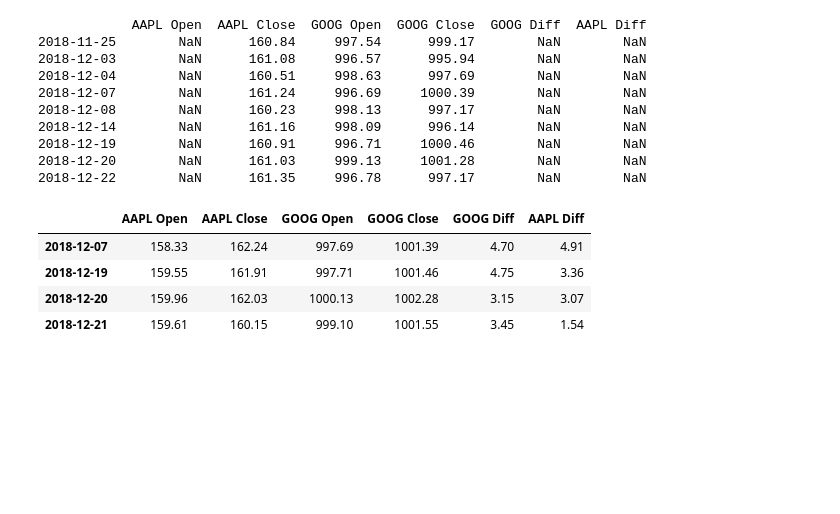
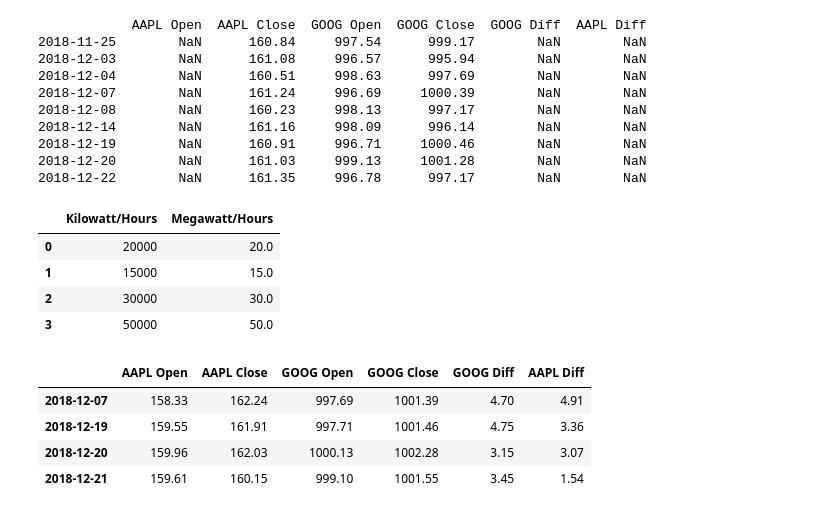
Before and after one commit to redmage123/pandas-timeseries, a Jupyter notebook: docs/pandas-timeseries.ipynb, the cells around one changed output. Drawn from its saved outputs; the diff is of its cells as text; code cells hidden in the pictures; blank space fills up the shorter version.

```diff
--- a/docs/pandas-timeseries.ipynb
+++ b/docs/pandas-timeseries.ipynb
@@ -463,6 +463,19 @@ print (aapl_close[aapl_close > 159.5])
 2018-12-19        NaN      160.91     996.71     1000.46        NaN        NaN
 2018-12-20        NaN      161.03     999.13     1001.28        NaN        NaN
 2018-12-22        NaN      161.35     996.78      997.17        NaN        NaN
+# %%
+import pandas as pd
+power_metrics = [20000, 15000, 30000, 50000]
+power_df = pd.DataFrame(power_metrics,columns = ['Kilowatt/Hours'])
+power_df
+power_df['Megawatt/Hours'] = power_df['Kilowatt/Hours'].apply(lambda x: x/1000)
+power_df
+# %% [output]
+|  | Kilowatt/Hours | Megawatt/Hours |
+| 0 | 20000 | 20.0 |
+| 1 | 15000 | 15.0 |
+| 2 | 30000 | 30.0 |
+| 3 | 50000 | 50.0 |
 # %%
 #stock_df[[]list of columns]]
 new_series = stock_df[(stock_df['GOOG Close']
```
Also changed, not shown: parts of 25 cells of this notebook, 3 other files.
